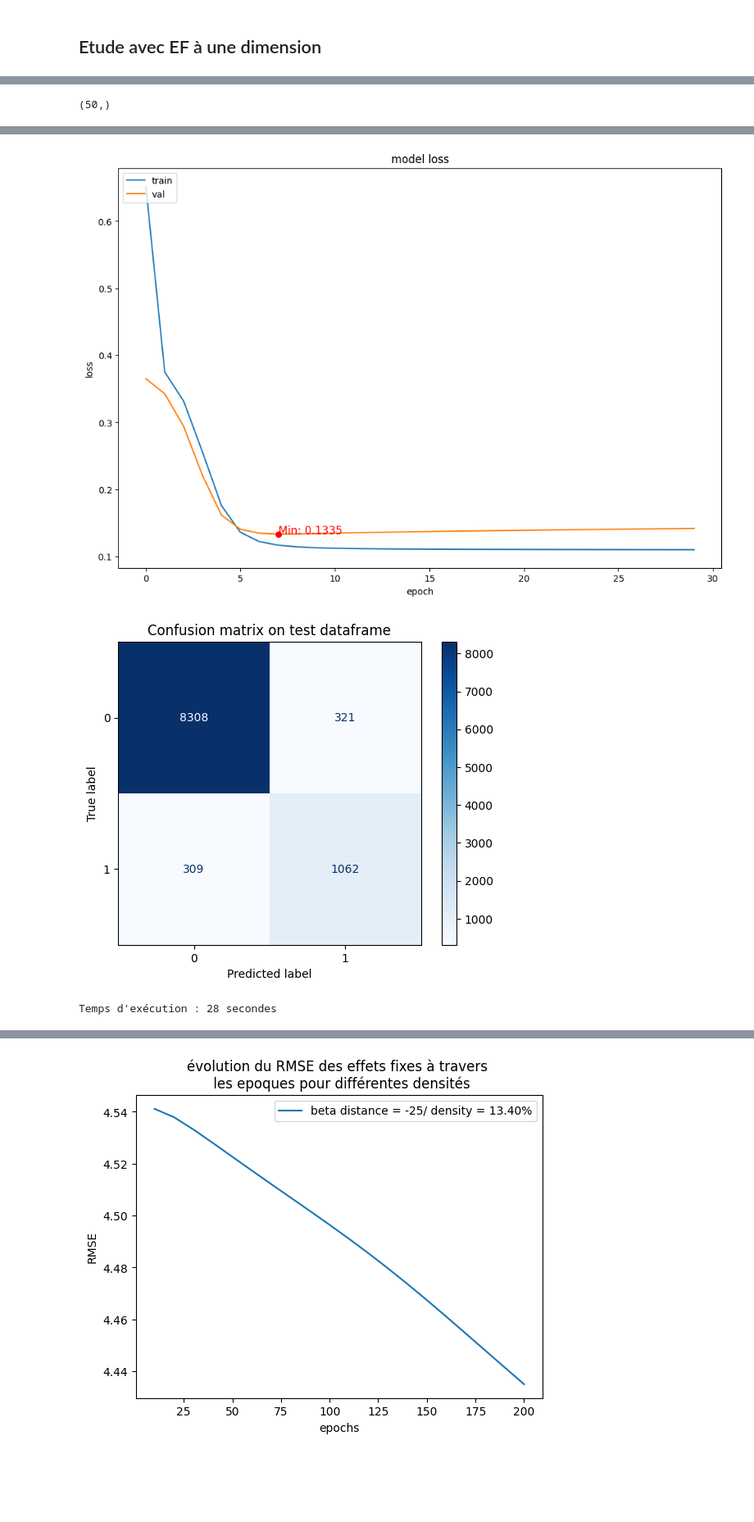
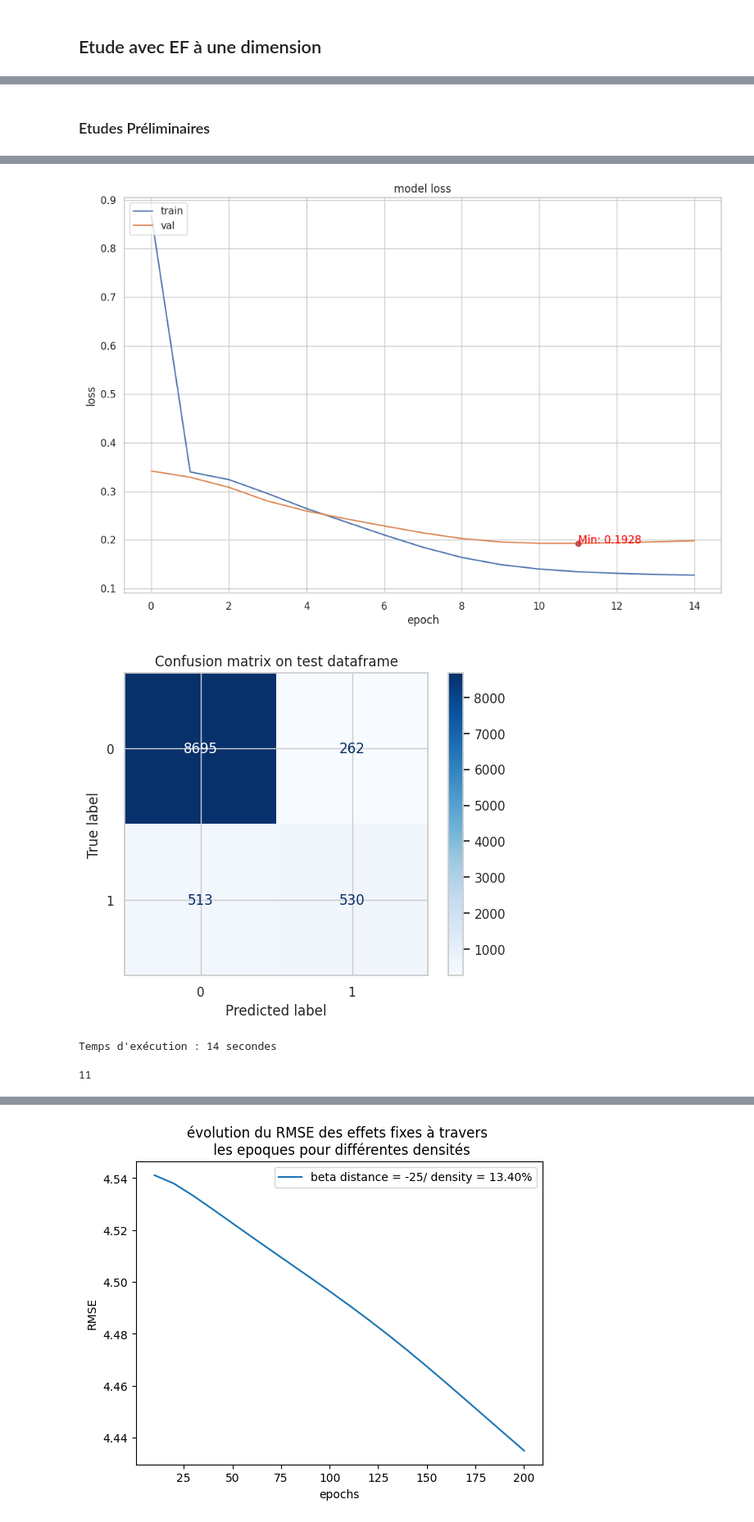
Before and after one commit to lecueguillaume/G4H_AKM_RS_NRS, a Jupyter notebook: Clustering_NRS.ipynb, the cells around one changed output, grey strips where cells are left out. Shown at 82% size. Cells and saved outputs as stored; diff of their text form; code cells hidden in the pictures; blank space fills up the shorter version.

```diff
--- a/Clustering_NRS.ipynb
+++ b/Clustering_NRS.ipynb
@@ -124,11 +133,9 @@ beta_distance_hat = estimates[1][6]
 # Recuperation de l'objet "model"
 model = estimates[4]
-# %%
-ef_doctor_hat.flatten().shape
-# %% [output]
-(50,)
+# %% [markdown]
+### Etudes Préliminaires
 # %%
-# Temps d'exécution : 158 secondes
-MF_NRS.prediction_score(graph_object, nb_epochs=30, algorithm = "NRS")
+# Temps d'exécution : 15 secondes
+MF_NRS.prediction_score(graph_object, nb_epochs=15, algorithm = "NRS", dim_embedding = 1)
 # %% [output]
 313/313 ━━━━━━━━━━━━━━━━━━━━ 0s 1ms/step
@@ -151,4 +146,5 @@ ESTIMATION BETA: X p [[ 7.64703989e-01  1.59429222e-01  1.79063094e+00  1.793958
-[figure, old version]
+[figure, new version]
-[figure, old version]
+[figure, new version]
-Temps d'exécution : 28 secondes
+Temps d'exécution : 14 secondes
+11
 # %%
```
Also changed, not shown: parts of 54 cells of this notebook, 3 other files.
